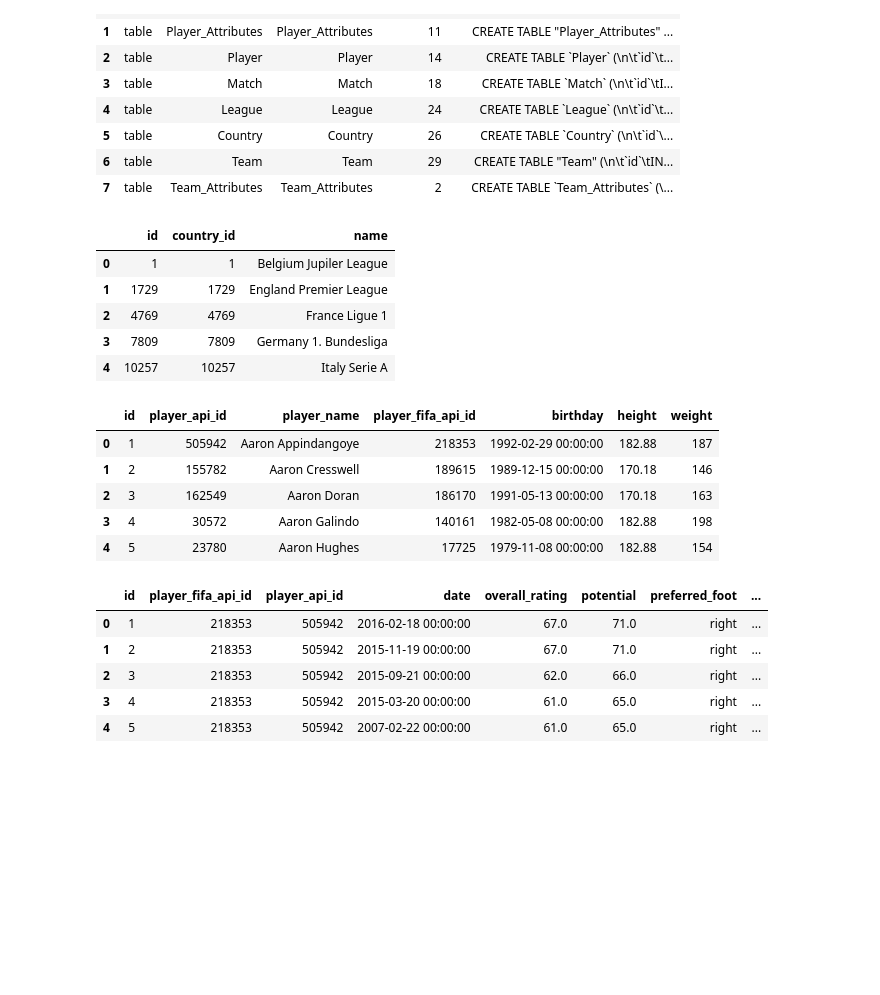
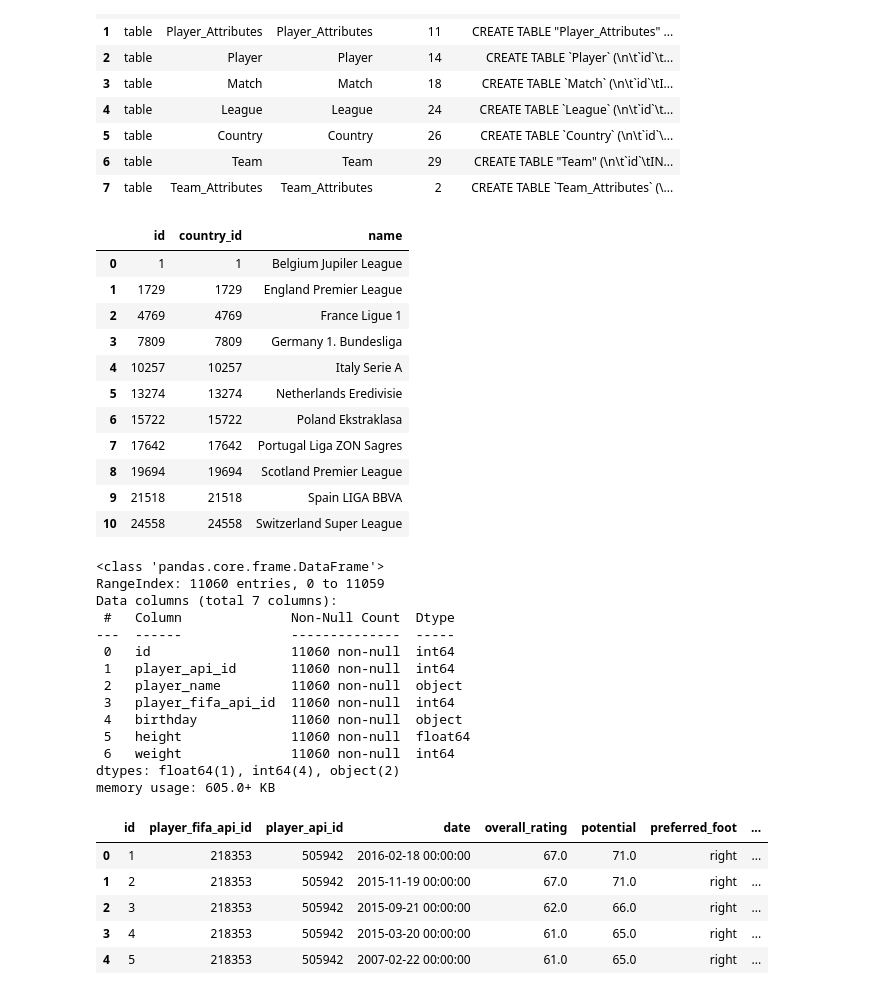
Before and after one commit to Tobi-David/Investigating-a-soccer-dataset, a Jupyter notebook: investigate_a_dataset_soccer_code.ipynb, the cells around one changed output. Cells and saved outputs as stored; diff of their text form; code cells hidden in the pictures; blank space fills up the shorter version.

```diff
--- a/investigate_a_dataset_soccer_code.ipynb
+++ b/investigate_a_dataset_soccer_code.ipynb
@@ -67,31 +69,45 @@ db_info
 # %%
 leagues = pd.read_sql("""
                     SElECT *
                     FROM league
 
                     """, db)
-leagues.head()
+leagues
 # %% [output]
 |  | id | country_id | name |
 | 0 | 1 | 1 | Belgium Jupiler League |
 | 1 | 1729 | 1729 | England Premier League |
 | 2 | 4769 | 4769 | France Ligue 1 |
 | 3 | 7809 | 7809 | Germany 1. Bundesliga |
 | 4 | 10257 | 10257 | Italy Serie A |
+| 5 | 13274 | 13274 | Netherlands Eredivisie |
+| 6 | 15722 | 15722 | Poland Ekstraklasa |
+| 7 | 17642 | 17642 | Portugal Liga ZON Sagres |
+| 8 | 19694 | 19694 | Scotland Premier League |
+| 9 | 21518 | 21518 | Spain LIGA BBVA |
+| 10 | 24558 | 24558 | Switzerland Super League |
 # %%
 players = pd.read_sql("""
                     SElECT *
                     FROM player
 
                     """, db)
-players.head()
+players.info()
 # %% [output]
-|  | id | player_api_id | player_name | player_fifa_api_id | birthday | height | weight |
-| 0 | 1 | 505942 | Aaron Appindangoye | 218353 | 1992-02-29 00:00:00 | 182.88 | 187 |
-| 1 | 2 | 155782 | Aaron Cresswell | 189615 | 1989-12-15 00:00:00 | 170.18 | 146 |
-| 2 | 3 | 162549 | Aaron Doran | 186170 | 1991-05-13 00:00:00 | 170.18 | 163 |
-| 3 | 4 | 30572 | Aaron Galindo | 140161 | 1982-05-08 00:00:00 | 182.88 | 198 |
-| 4 | 5 | 23780 | Aaron Hughes | 17725 | 1979-11-08 00:00:00 | 182.88 | 154 |
+<class 'pandas.core.frame.DataFrame'>
+RangeIndex: 11060 entries, 0 to 11059
+Data columns (total 7 columns):
+ #   Column              Non-Null Count  Dtype
+---  ------              --------------  -----
+ 0   id                  11060 non-null  int64
+ 1   player_api_id       11060 non-null  int64
+ 2   player_name         11060 non-null  object
+ 3   player_fifa_api_id  11060 non-null  int64
+ 4   birthday            11060 non-null  object
+ 5   height              11060 non-null  float64
+ 6   weight              11060 non-null  int64
+dtypes: float64(1), int64(4), object(2)
+memory usage: 605.0+ KB
 # %%
 players_attr = pd.read_sql("""
                     SElECT *
```
Also changed, not shown: parts of 81 cells of this notebook.
